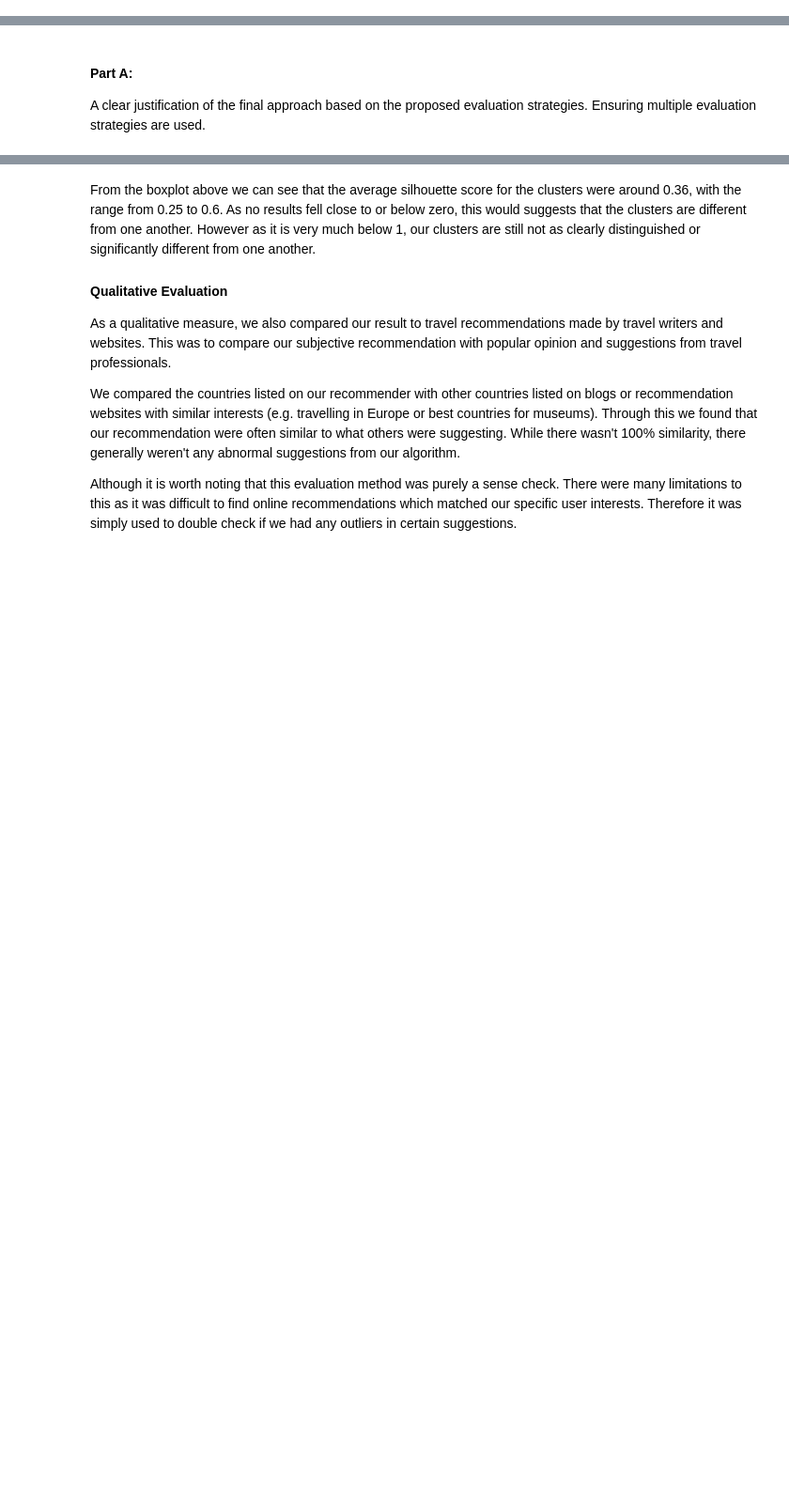
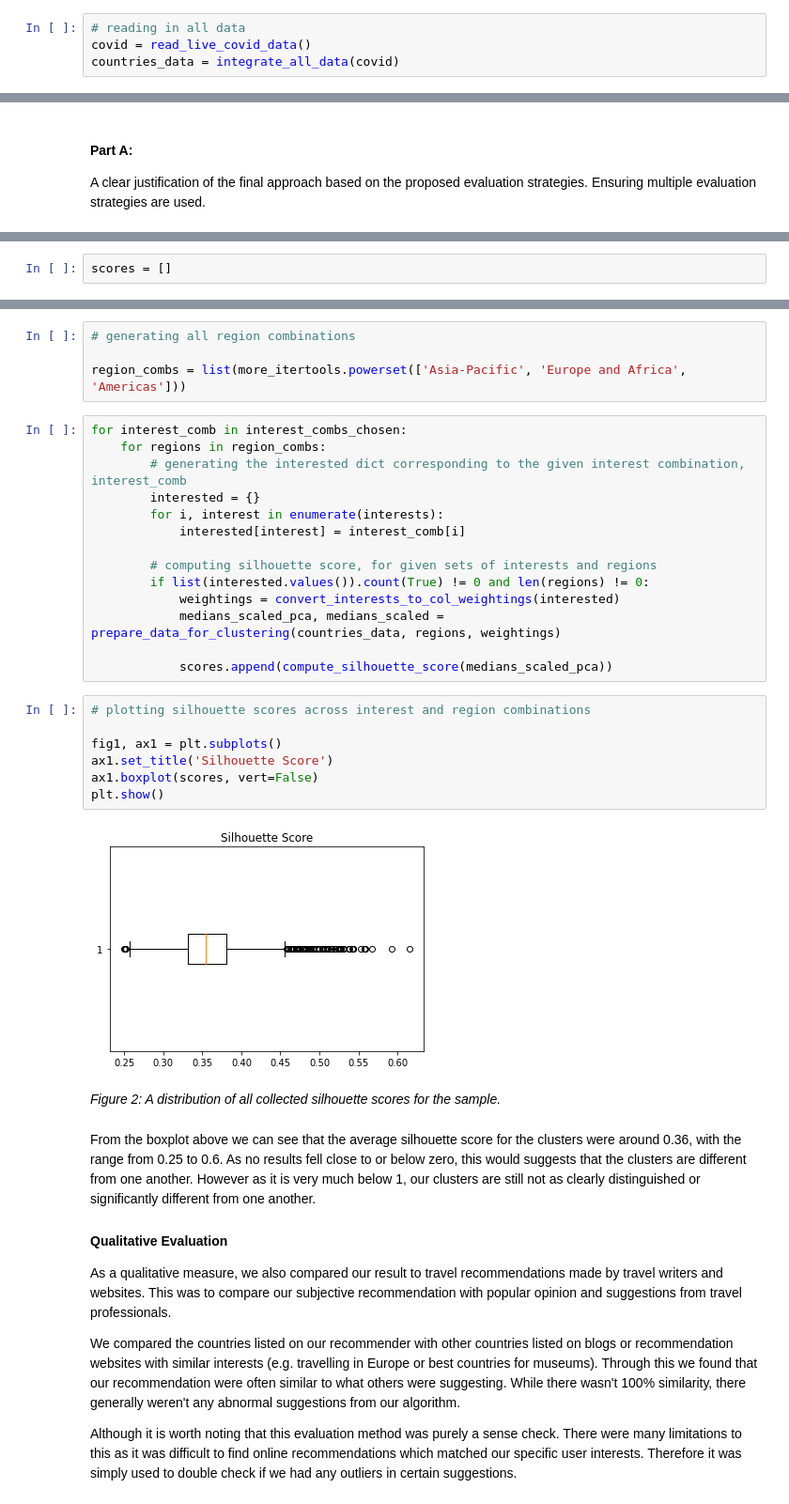
Before and after one commit to serenawatson/data3888, a Jupyter notebook: Report.ipynb, the cells around one changed output, grey strips where cells are left out. Shown at 94% size. Cells and saved outputs as stored; diff of their text form; blank space fills up the shorter version.

Commit message:
Adds references, Figure 1, and eval figure and table

```diff
--- a/Report.ipynb
+++ b/Report.ipynb
@@ -33,6 +33,10 @@ warnings.filterwarnings('ignore')
 warnings.simplefilter('ignore')
 # %%
 random.seed(3888)
+# %%
+# reading in all data
+covid = read_live_covid_data()
+countries_data = integrate_all_data(covid)
 # %% [markdown]
 ## Executive summary
 # %% [markdown]
@@ -137,0 +210,2 @@ For the size-constrained clustering, we decided to utilise a silhouette score to
+# %%
+scores = []
@@ -138,3 +235,32 @@ For the size-constrained clustering, we decided to utilise a silhouette score to
+# %%
+# generating all region combinations
+
+region_combs = list(more_itertools.powerset(['Asia-Pacific', 'Europe and Africa', 'Americas']))
+# %%
+for interest_comb in interest_combs_chosen:
+    for regions in region_combs:
+        # generating the interested dict corresponding to the given interest combination, interest_comb
+        interested = {}
+        for i, interest in enumerate(interests):
+            interested[interest] = interest_comb[i]
+
+        # computing silhouette score, for given sets of interests and regions
+        if list(interested.values()).count(True) != 0 and len(regions) != 0:
+            weightings = convert_interests_to_col_weightings(interested)
+            medians_scaled_pca, medians_scaled = prepare_data_for_clustering(countries_data, regions, weightings)
+
+            scores.append(compute_silhouette_score(medians_scaled_pca))
+# %%
+# plotting silhouette scores across interest and region combinations
+
+fig1, ax1 = plt.subplots()
+ax1.set_title('Silhouette Score')
+ax1.boxplot(scores, vert=False)
+plt.show()
+# %% [output]
+[figure, added]
+# %% [markdown]
+_Figure 2: A distribution of all collected silhouette scores for the sample._
 # %% [markdown]
 From the boxplot above we can see that the average silhouette score for the clusters were around 0.36, with the range from 0.25 to 0.6. As no results fell close to or below zero, this would suggests that the clusters are different from one another. However as it is very much below 1, our clusters are still not as clearly distinguished or significantly different from one another.
 
```
Also changed, not shown: parts of 12 cells of this notebook.
